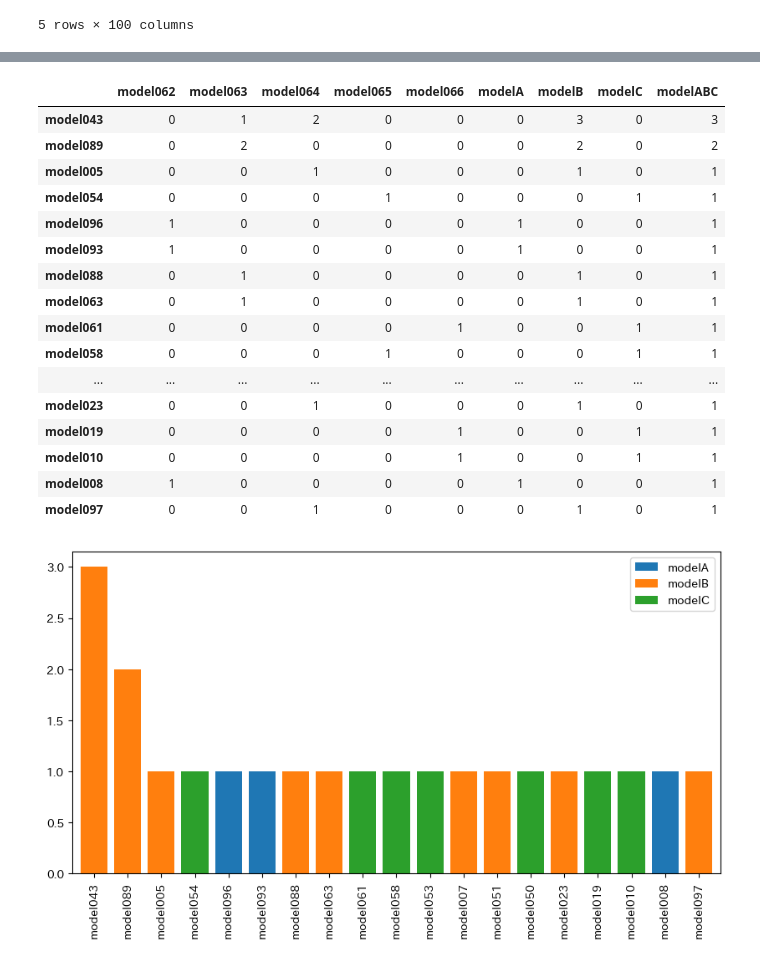
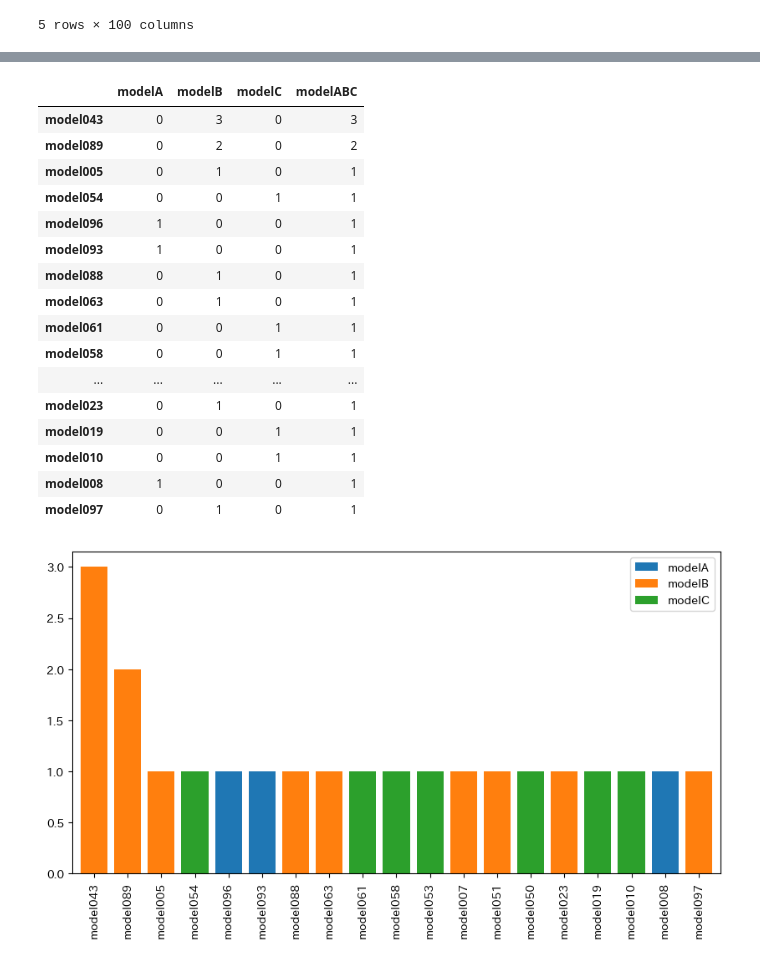
Before and after one commit to TakumiInoue0628/py-ds, a Jupyter notebook: notebook/demo.ipynb, the cells around one changed output, grey strips where cells are left out. Drawn from its saved outputs; the diff is of its cells as text; code cells hidden in the pictures.

```diff
--- a/notebook/demo.ipynb
+++ b/notebook/demo.ipynb
@@ -132,50 +133,51 @@ df_analysis2 = df_subset.T[target_list]
 ### Totalling columns
 df_analysis2_total = df_analysis2.copy()
 for param in totalling_param_list:
     df_analysis2_total[param['totalled_value_name']] = df_analysis2_total[param['totalling_values']].sum(axis=1)
+df_analysis2_total = df_analysis2_total[[param['totalled_value_name'] for param in totalling_param_list]]
 
 ### Drop rows with all zero values
 df_analysis2_total = df_analysis2_total.loc[(df_analysis2_total != 0).any(axis=1), :]
 
 ### Sort the DataFrame by the specified column
 df_analysis2_total.sort_values(by=sorted_target, ascending=False, inplace=True)
 
 ### Display the analysis result
 display(df_analysis2_total)
 
 ### Figure
 fig, ax = plt.subplots(figsize=(10, 5))
 df_analysis2_total[['modelA', 'modelB', 'modelC']].plot(
     kind='bar',
     stacked=True,
     ax=ax,
     width=0.8,
     legend=True
 )
 ax.set_xticklabels(df_analysis2_total.index)
 ax.set_xlabel('')
 ax.set_ylabel('')
 ax.set_title('')
 plt.legend()
 plt.show()
 # %% [output]
-|  | model062 | model063 | model064 | model065 | model066 | modelA | modelB | modelC | modelABC |
-| model043 | 0 | 1 | 2 | 0 | 0 | 0 | 3 | 0 | 3 |
-| model089 | 0 | 2 | 0 | 0 | 0 | 0 | 2 | 0 | 2 |
-| model005 | 0 | 0 | 1 | 0 | 0 | 0 | 1 | 0 | 1 |
-| model054 | 0 | 0 | 0 | 1 | 0 | 0 | 0 | 1 | 1 |
-| model096 | 1 | 0 | 0 | 0 | 0 | 1 | 0 | 0 | 1 |
-| model093 | 1 | 0 | 0 | 0 | 0 | 1 | 0 | 0 | 1 |
-| model088 | 0 | 1 | 0 | 0 | 0 | 0 | 1 | 0 | 1 |
-| model063 | 0 | 1 | 0 | 0 | 0 | 0 | 1 | 0 | 1 |
-| model061 | 0 | 0 | 0 | 0 | 1 | 0 | 0 | 1 | 1 |
-| model058 | 0 | 0 | 0 | 1 | 0 | 0 | 0 | 1 | 1 |
-| ... | ... | ... | ... | ... | ... | ... | ... | ... | ... |
-| model023 | 0 | 0 | 1 | 0 | 0 | 0 | 1 | 0 | 1 |
-| model019 | 0 | 0 | 0 | 0 | 1 | 0 | 0 | 1 | 1 |
-| model010 | 0 | 0 | 0 | 0 | 1 | 0 | 0 | 1 | 1 |
-| model008 | 1 | 0 | 0 | 0 | 0 | 1 | 0 | 0 | 1 |
-| model097 | 0 | 0 | 1 | 0 | 0 | 0 | 1 | 0 | 1 |
+|  | modelA | modelB | modelC | modelABC |
+| model043 | 0 | 3 | 0 | 3 |
+| model089 | 0 | 2 | 0 | 2 |
+| model005 | 0 | 1 | 0 | 1 |
+| model054 | 0 | 0 | 1 | 1 |
+| model096 | 1 | 0 | 0 | 1 |
+| model093 | 1 | 0 | 0 | 1 |
+| model088 | 0 | 1 | 0 | 1 |
+| model063 | 0 | 1 | 0 | 1 |
+| model061 | 0 | 0 | 1 | 1 |
+| model058 | 0 | 0 | 1 | 1 |
+| ... | ... | ... | ... | ... |
+| model023 | 0 | 1 | 0 | 1 |
+| model019 | 0 | 0 | 1 | 1 |
+| model010 | 0 | 0 | 1 | 1 |
+| model008 | 1 | 0 | 0 | 1 |
+| model097 | 0 | 1 | 0 | 1 |
 [figure]
 # %%
 ### Analysis 3
```
Also changed, not shown: parts of 3 cells of this notebook.
